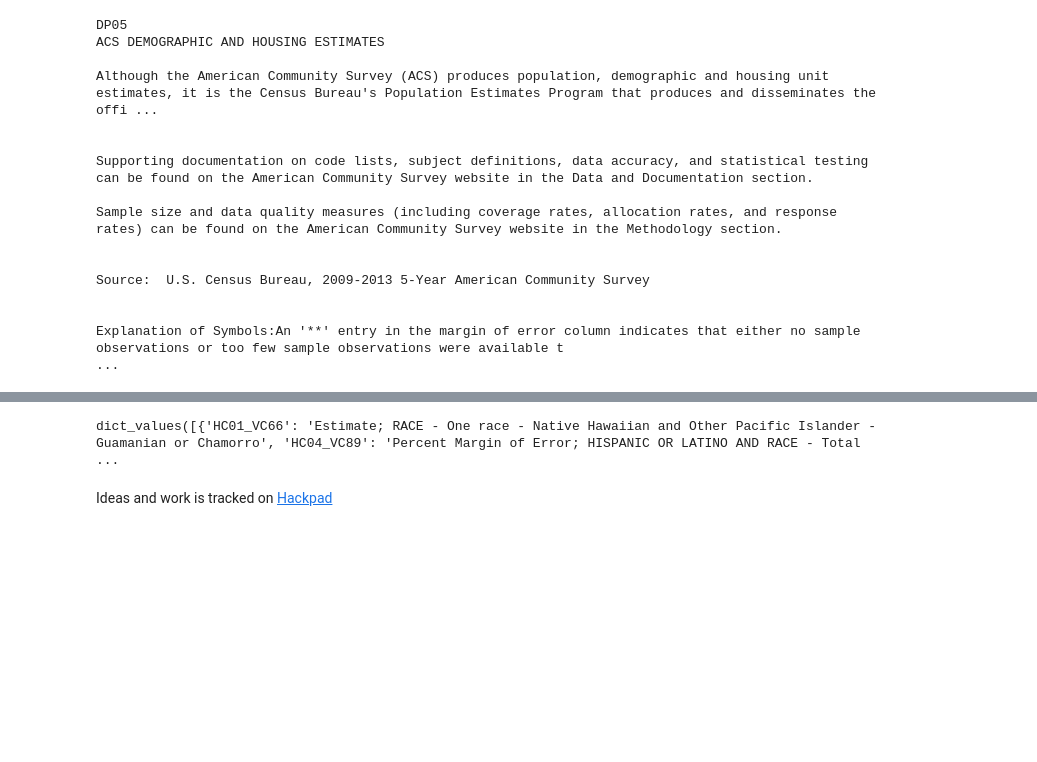
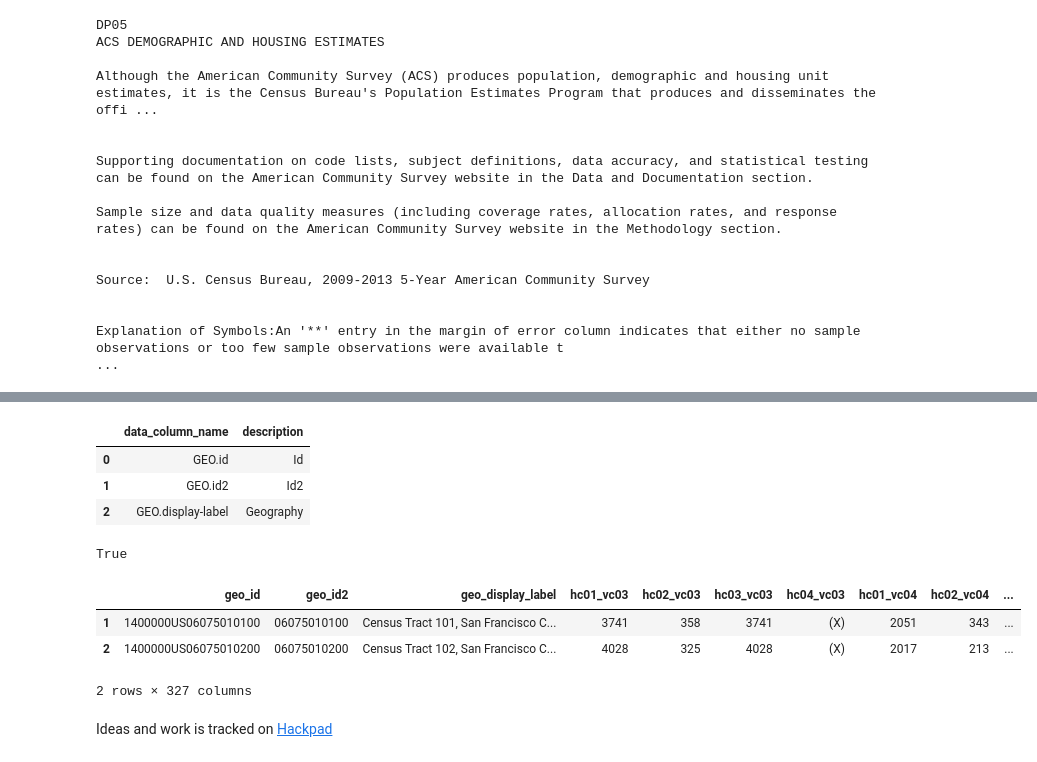
Before and after one commit to DataKind-SF/datadive_201503_sf-health-improvement-partnership, a Jupyter notebook: filter_census_tract_data.ipynb, the cells around one changed output, grey strips where cells are left out. Saved outputs shown, nothing was run; the diff lists cells and outputs as text; code cells hidden in the pictures; blank space fills up the shorter version.

```diff
--- a/filter_census_tract_data.ipynb
+++ b/filter_census_tract_data.ipynb
@@ -48,9 +54,14 @@ df_meta.head()
 # %%
-
 # Load data
 file_name = "ACS_13_5YR_DP0"+year+"_with_ann.csv"
 path_name = (path_base+path_specfic+file_name)
 df_data_with_ann = pd.read_csv(path_name)
-print(df_data_with_ann.shape)
-df_data_with_ann.head(n=2)
+
+# Create data dictionary
+df_data_with_ann[:1] # 1st row is annotations / meta data
+data_dictionary = df_data_with_ann[:1].T.to_dict()[0]
+pprint(data_dictionary)
+
+# Drop annotations/meta data from dataframe
+df_data = df_data_with_ann.drop(df_data_with_ann.head(n=1).index)
 # %% [output]
@@ -62,6 +86,33 @@ df_data_with_ann.head(n=2)
-# %%
-# 1st row is annotations / meta data
-df_data_with_ann[:1]
-df_data_with_ann[:1].T.to_dict().values()
-# %% [output]
-dict_values([{'HC01_VC66': 'Estimate; RACE - One race - Native Hawaiian and Other Pacific Islander - Guamanian or Chamorro', 'HC04_VC89': 'Percent Margin of Error; HISPANIC OR LATINO AND RACE - Total  ...
+# %%
+df_meta.head(n=3)
+# %% [output]
+|  | data_column_name | description |
+| 0 | GEO.id | Id |
+| 1 | GEO.id2 | Id2 |
+| 2 | GEO.display-label | Geography |
+# %%
+# Compare data dictionary to meta-data-frame (they should be the same)
+df_meta.set_index('data_column_name')['description'].to_dict() == data_dictionary
+# %% [output]
+True
+# %%
+# Rename columns to be consistent
+
+# Data dataframe
+df_data.columns = [c.lower() for c in df_data.columns] # lowercase
+
+df_data = df_data.rename(columns={'geo.id': 'geo_id',
+                                  'geo.id2': 'geo_id2',
+                                  'geo.display-label': 'geo_display_label'
+                            })
+
+# Meta dataframe
+# TODO:
+df_meta
+
+# Data dictionary
+# %% [output]
+|  | geo_id | geo_id2 | geo_display_label | hc01_vc03 | hc02_vc03 | hc03_vc03 | hc04_vc03 | hc01_vc04 | hc02_vc04 | ... |
+| 1 | 1400000US06075010100 | 06075010100 | Census Tract 101, San Francisco C... | 3741 | 358 | 3741 | (X) | 2051 | 343 | ... |
+| 2 | 1400000US06075010200 | 06075010200 | Census Tract 102, San Francisco C... | 4028 | 325 | 4028 | (X) | 2017 | 213 | ... |
+2 rows × 327 columns
```
Also changed, not shown: parts of 7 cells of this notebook.
